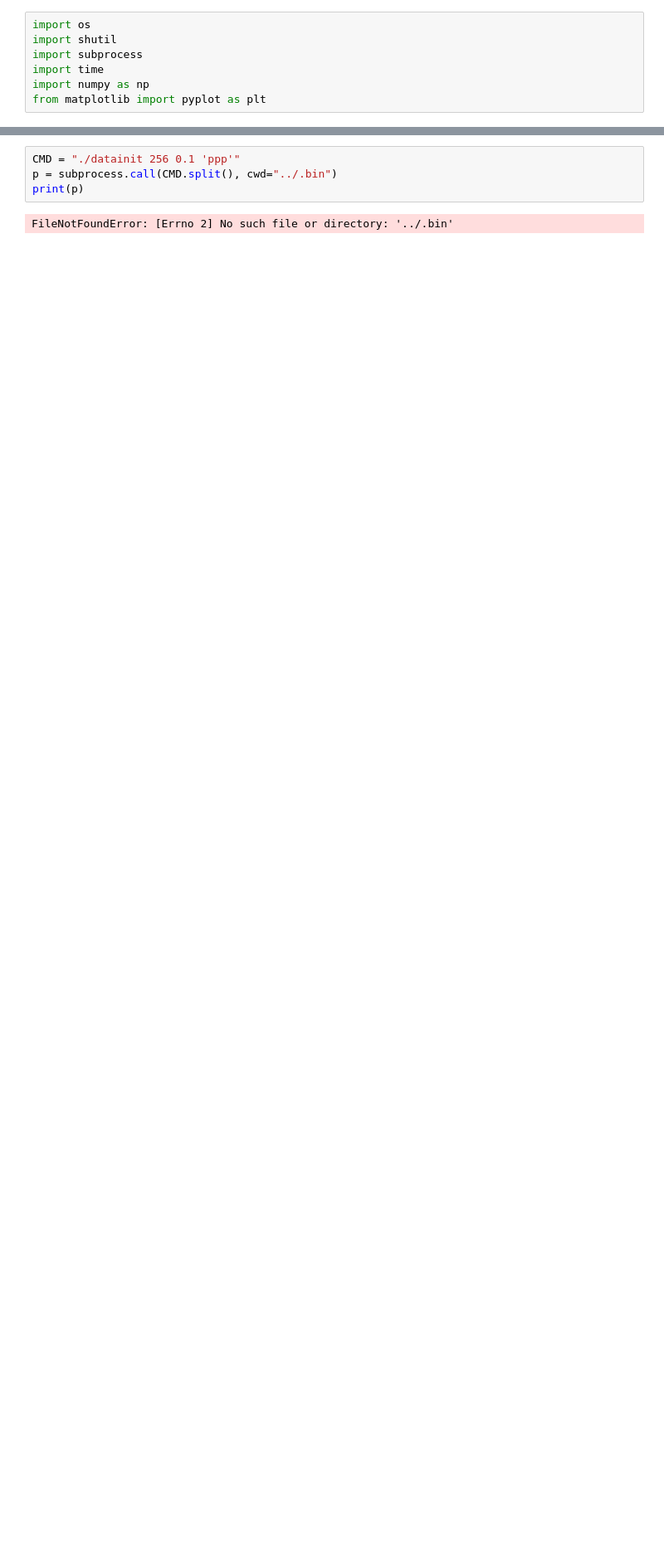
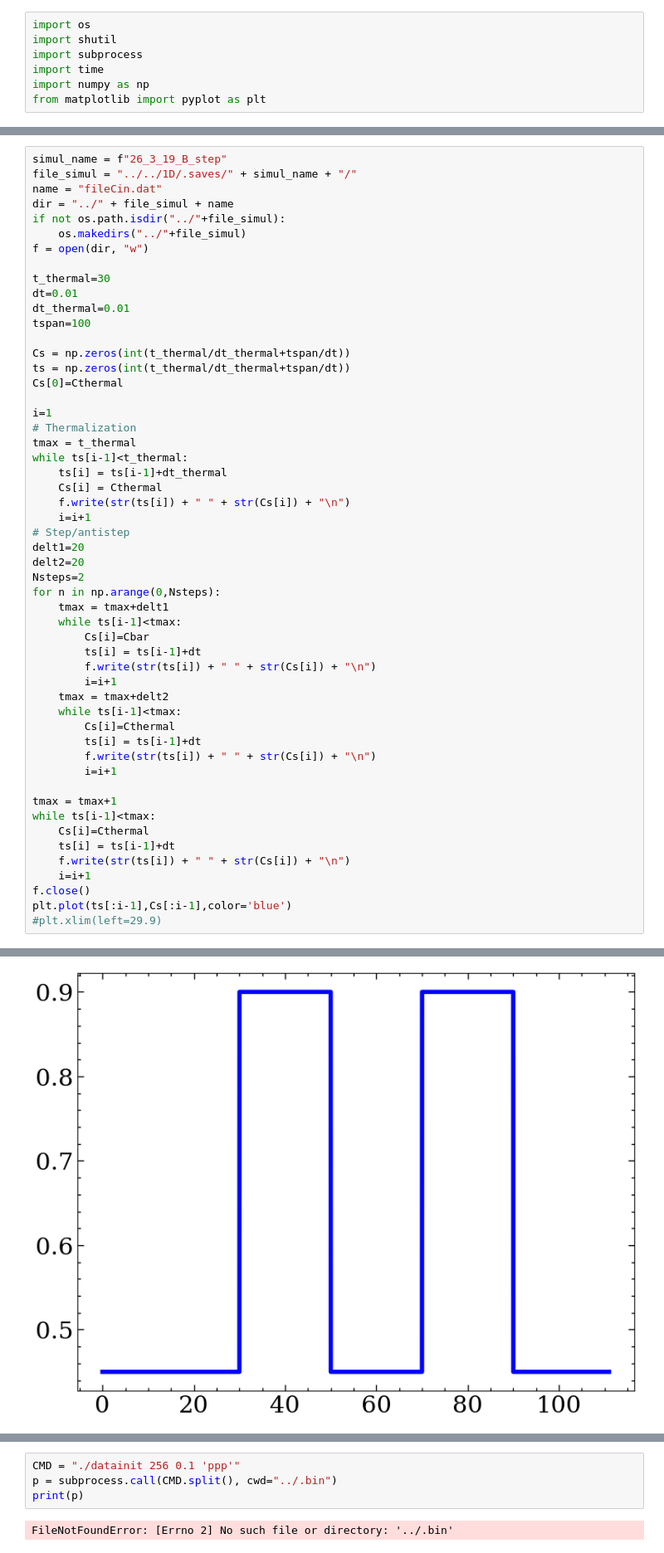
Before and after one commit to suanno/tdgl-code, a Jupyter notebook: 2D/fileCin generation/generate.ipynb, the cells around one changed output, grey strips where cells are left out. Shown at 83% size. Cells and saved outputs as stored; diff of their text form; blank space fills up the shorter version.

```diff
--- a/2D/fileCin generation/generate.ipynb
+++ b/2D/fileCin generation/generate.ipynb
@@ -70,0 +106,54 @@ Text(0.5, 0, 't')
+# %%
+simul_name = f"26_3_19_B_step"
+file_simul = "../../1D/.saves/" + simul_name + "/"
+name = "fileCin.dat"
+dir = "../" + file_simul + name
+if not os.path.isdir("../"+file_simul):
+    os.makedirs("../"+file_simul)
+f = open(dir, "w")
+
+t_thermal=30
+dt=0.01
+dt_thermal=0.01
+tspan=100
+
+Cs = np.zeros(int(t_thermal/dt_thermal+tspan/dt))
+ts = np.zeros(int(t_thermal/dt_thermal+tspan/dt))
+Cs[0]=Cthermal
+
+i=1
+# Thermalization
+tmax = t_thermal
+while ts[i-1]<t_thermal:
+    ts[i] = ts[i-1]+dt_thermal
+    Cs[i] = Cthermal
+    f.write(str(ts[i]) + " " + str(Cs[i]) + "\n")
+    i=i+1
+# Step/antistep
+delt1=20
+delt2=20
+Nsteps=2
+for n in np.arange(0,Nsteps):
+    tmax = tmax+delt1
+    while ts[i-1]<tmax:
+        Cs[i]=Cbar
+        ts[i] = ts[i-1]+dt
+        f.write(str(ts[i]) + " " + str(Cs[i]) + "\n")
+        i=i+1
+    tmax = tmax+delt2
+    while ts[i-1]<tmax:
+        Cs[i]=Cthermal
+        ts[i] = ts[i-1]+dt
+        f.write(str(ts[i]) + " " + str(Cs[i]) + "\n")
+        i=i+1
+
+tmax = tmax+1
+while ts[i-1]<tmax:
+    Cs[i]=Cthermal
+    ts[i] = ts[i-1]+dt
+    f.write(str(ts[i]) + " " + str(Cs[i]) + "\n")
+    i=i+1
+f.close()
+plt.plot(ts[:i-1],Cs[:i-1],color='blue')
+#plt.xlim(left=29.9)
+# %% [output]
@@ -70,0 +161 @@ Text(0.5, 0, 't')
+[figure, added]
```
Also changed, not shown: parts of 6 cells of this notebook, 28 other files.
